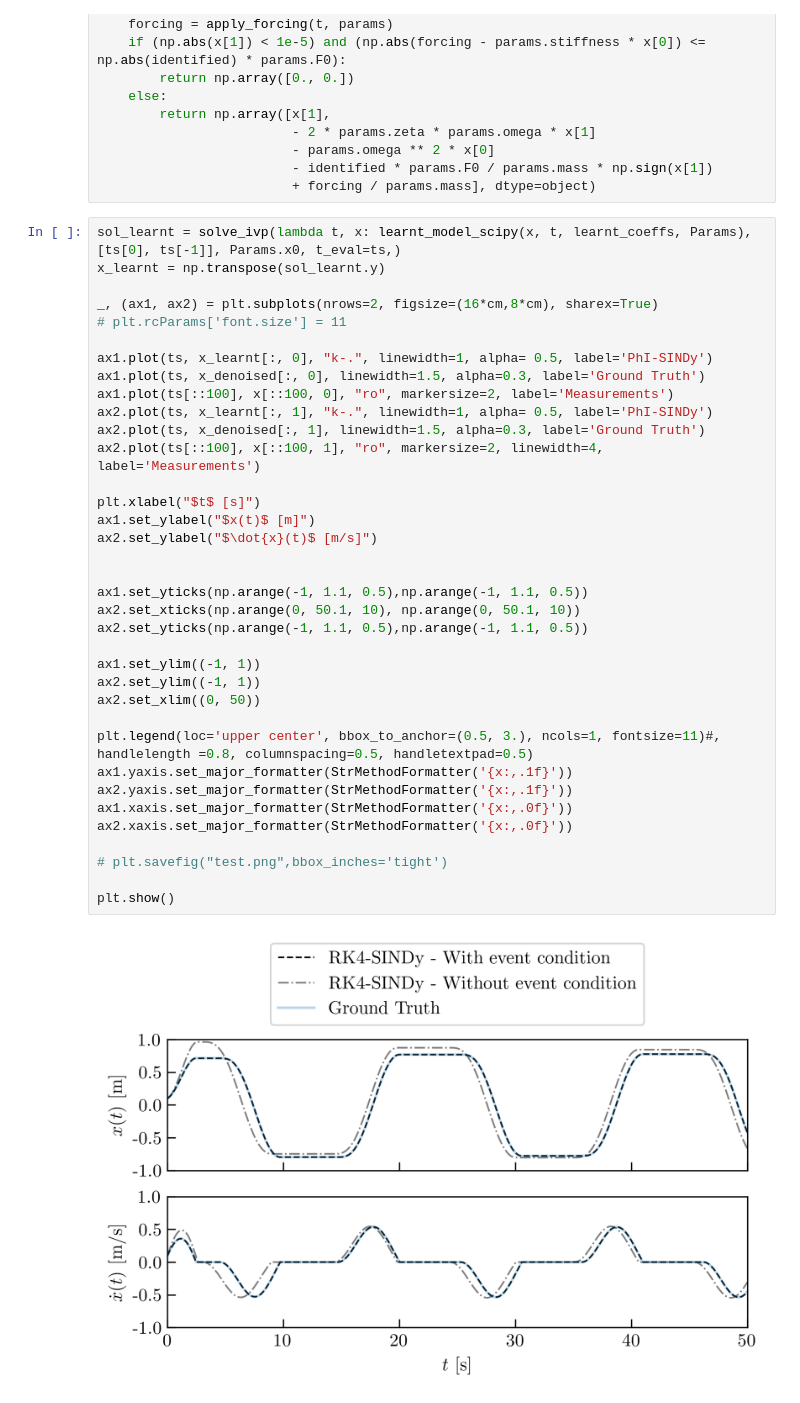
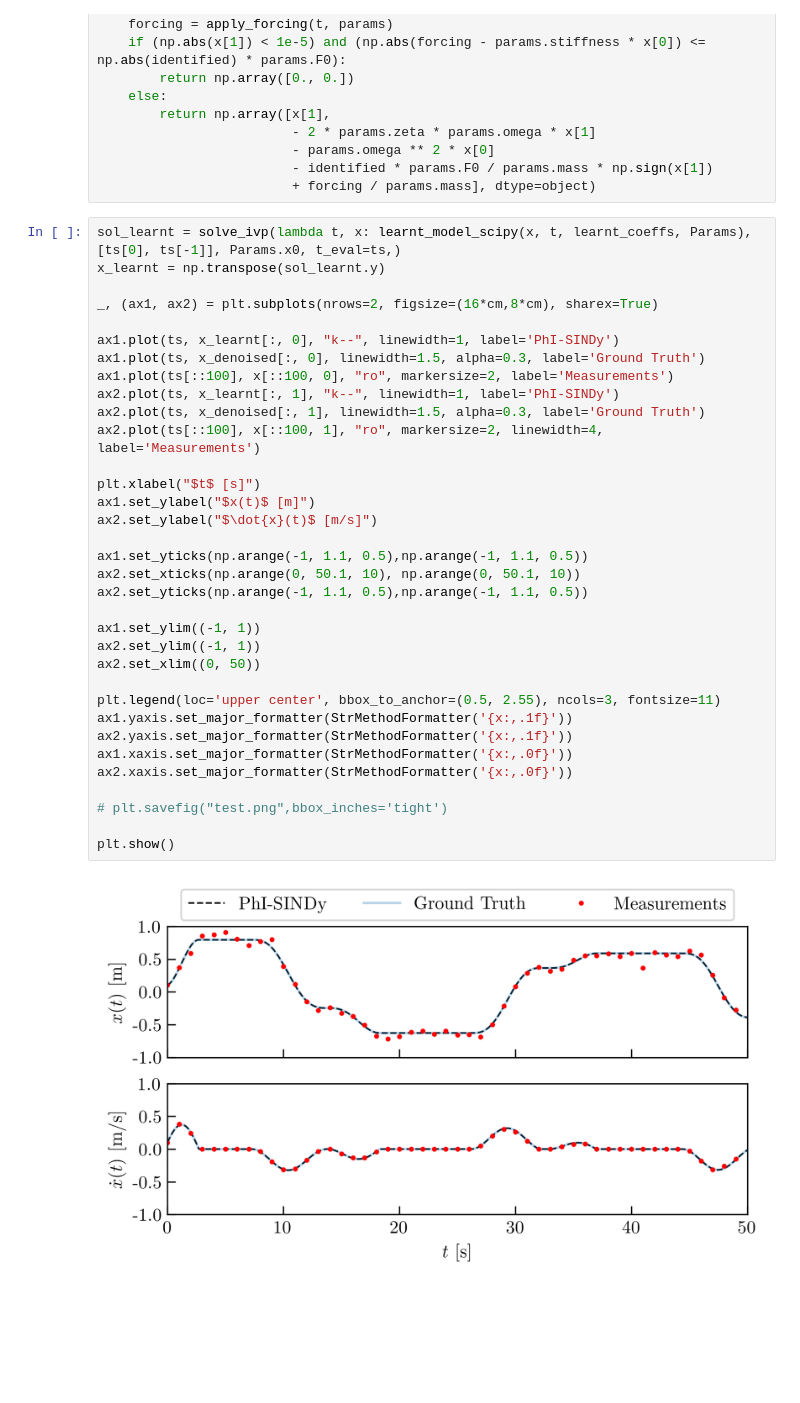
Before and after one commit to xristosl0610/PhI-SINDy, a Jupyter notebook: PhISINDy_notebooks/syntheticSDOF.ipynb, the cells around one changed output. Cells and saved outputs as stored; diff of their text form; blank space fills up the shorter version.

```diff
--- a/PhISINDy_notebooks/syntheticSDOF.ipynb
+++ b/PhISINDy_notebooks/syntheticSDOF.ipynb
@@ -833,36 +838,34 @@ sol_learnt = solve_ivp(lambda t, x: learnt_model_scipy(x, t, learnt_coeffs, Para
 x_learnt = np.transpose(sol_learnt.y)
 
 _, (ax1, ax2) = plt.subplots(nrows=2, figsize=(16*cm,8*cm), sharex=True)
-# plt.rcParams['font.size'] = 11
 
-ax1.plot(ts, x_learnt[:, 0], "k-.", linewidth=1, alpha= 0.5, label='PhI-SINDy')
+ax1.plot(ts, x_learnt[:, 0], "k--", linewidth=1, label='PhI-SINDy')
 ax1.plot(ts, x_denoised[:, 0], linewidth=1.5, alpha=0.3, label='Ground Truth')
 ax1.plot(ts[::100], x[::100, 0], "ro", markersize=2, label='Measurements')
-ax2.plot(ts, x_learnt[:, 1], "k-.", linewidth=1, alpha= 0.5, label='PhI-SINDy')
+ax2.plot(ts, x_learnt[:, 1], "k--", linewidth=1, label='PhI-SINDy')
 ax2.plot(ts, x_denoised[:, 1], linewidth=1.5, alpha=0.3, label='Ground Truth')
 ax2.plot(ts[::100], x[::100, 1], "ro", markersize=2, linewidth=4, label='Measurements')
 
 plt.xlabel("$t$ [s]")
 ax1.set_ylabel("$x(t)$ [m]")
 ax2.set_ylabel("$\dot{x}(t)$ [m/s]")
-
 
 ax1.set_yticks(np.arange(-1, 1.1, 0.5),np.arange(-1, 1.1, 0.5))
 ax2.set_xticks(np.arange(0, 50.1, 10), np.arange(0, 50.1, 10))
 ax2.set_yticks(np.arange(-1, 1.1, 0.5),np.arange(-1, 1.1, 0.5))
 
 ax1.set_ylim((-1, 1))
 ax2.set_ylim((-1, 1))
 ax2.set_xlim((0, 50))
 
-plt.legend(loc='upper center', bbox_to_anchor=(0.5, 3.), ncols=1, fontsize=11)#, handlelength =0.8, columnspacing=0.5, handletextpad=0.5)
+plt.legend(loc='upper center', bbox_to_anchor=(0.5, 2.55), ncols=3, fontsize=11)
 ax1.yaxis.set_major_formatter(StrMethodFormatter('{x:,.1f}'))
 ax2.yaxis.set_major_formatter(StrMethodFormatter('{x:,.1f}'))
 ax1.xaxis.set_major_formatter(StrMethodFormatter('{x:,.0f}'))
 ax2.xaxis.set_major_formatter(StrMethodFormatter('{x:,.0f}'))
 
 # plt.savefig("test.png",bbox_inches='tight')
 
 plt.show()
 # %% [output]
-[figure, old version]
+[figure, new version]
```
Also changed, not shown: parts of 2 cells of this notebook.
